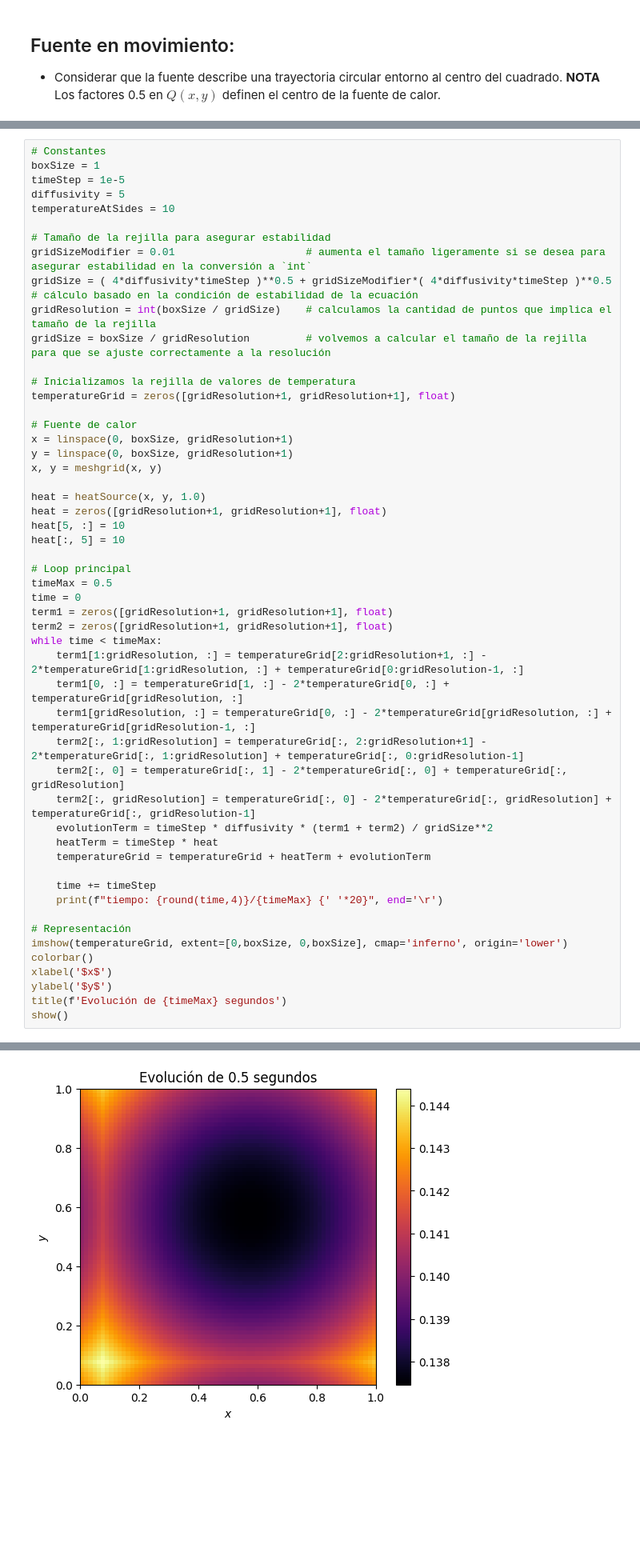
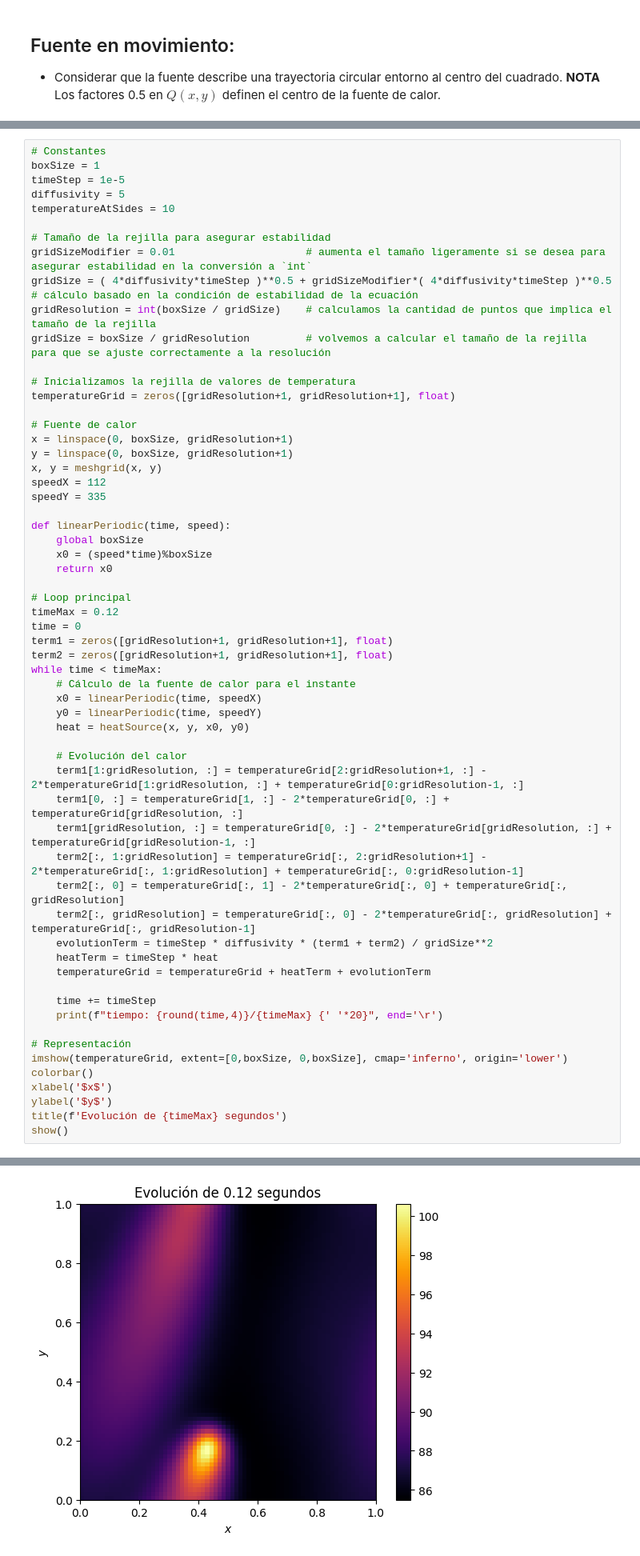
Before and after one commit to guillediaaazz/fiscomp-practices, a Jupyter notebook: P3/calor_plano-enunciado.ipynb, the cells around one changed output, grey strips where cells are left out. Shown: that part at 80% size. Saved outputs shown, nothing was run; the diff lists cells and outputs as text; blank space fills up the shorter version.

Commit message:
Fuente en movimiento helicoidal sobre toro

```diff
--- a/P3/calor_plano-enunciado.ipynb
+++ b/P3/calor_plano-enunciado.ipynb
@@ -236,18 +236,26 @@ temperatureGrid = zeros([gridResolution+1, gridResolution+1], float)
 x = linspace(0, boxSize, gridResolution+1)
 y = linspace(0, boxSize, gridResolution+1)
 x, y = meshgrid(x, y)
+speedX = 112
+speedY = 335
 
-heat = heatSource(x, y, 1.0)
-heat = zeros([gridResolution+1, gridResolution+1], float)
-heat[5, :] = 10
-heat[:, 5] = 10
+def linearPeriodic(time, speed):
+    global boxSize
+    x0 = (speed*time)%boxSize
+    return x0
 
 # Loop principal
-timeMax = 0.5
+timeMax = 0.12
 time = 0
 term1 = zeros([gridResolution+1, gridResolution+1], float)
 term2 = zeros([gridResolution+1, gridResolution+1], float)
 while time < timeMax:
+    # Cálculo de la fuente de calor para el instante
+    x0 = linearPeriodic(time, speedX)
+    y0 = linearPeriodic(time, speedY)
+    heat = heatSource(x, y, x0, y0)
+
+    # Evolución del calor
     term1[1:gridResolution, :] = temperatureGrid[2:gridResolution+1, :] - 2*temperatureGrid[1:gridResolution, :] + temperatureGrid[0:gridResolution-1, :]
     term1[0, :] = temperatureGrid[1, :] - 2*temperatureGrid[0, :] + temperatureGrid[gridResolution, :]
     term1[gridResolution, :] = temperatureGrid[0, :] - 2*temperatureGrid[gridResolution, :] + temperatureGrid[gridResolution-1, :]
@@ -273 +281 @@ tiempo: 0.5/0.5
-[figure, old version]
+[figure, new version]
```
Also changed, not shown: parts of 1 cell of this notebook.
